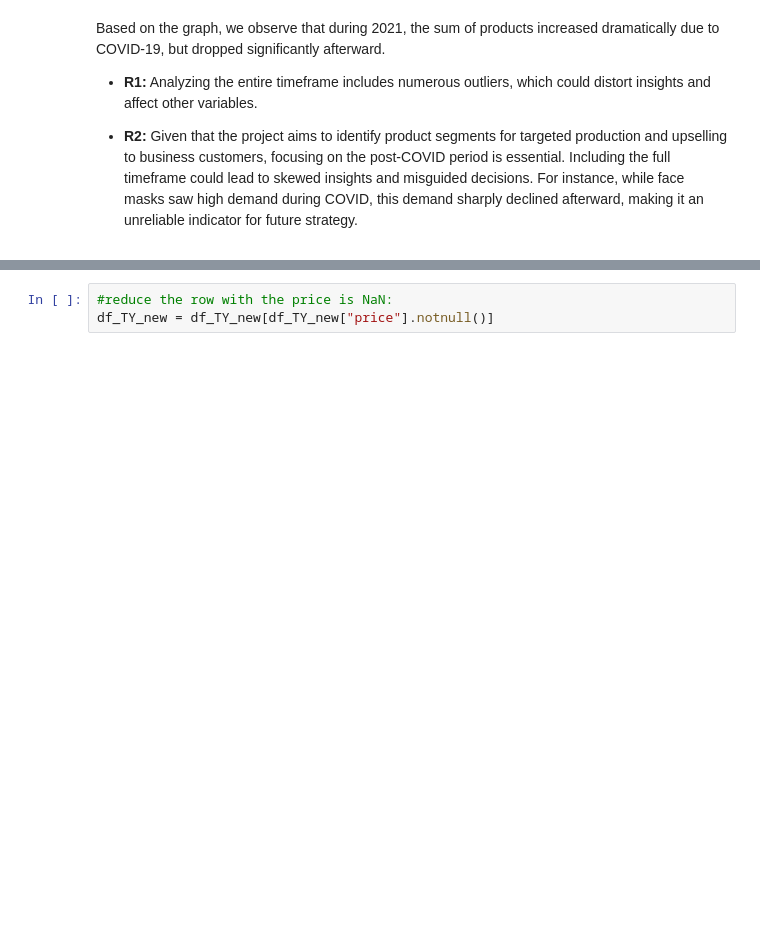
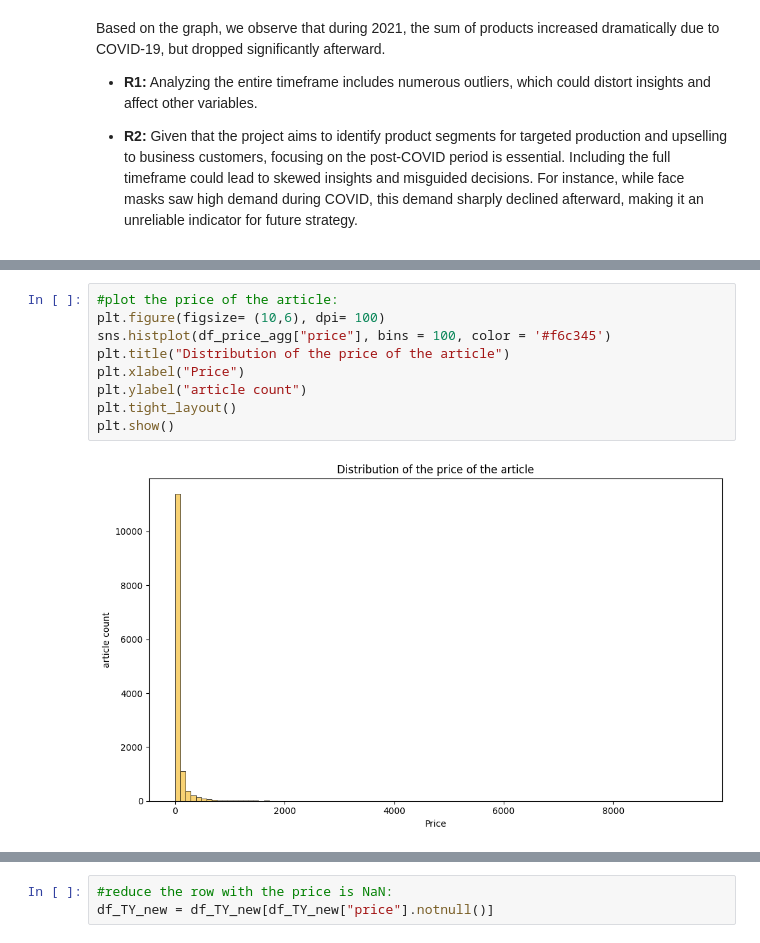
Before and after one commit to quinzit/business-statistic, a Jupyter notebook: Tao_yin-features.ipynb, the cells around one changed output, grey strips where cells are left out. Drawn from its saved outputs; the diff is of its cells as text; blank space fills up the shorter version.

```diff
--- a/Tao_yin-features.ipynb
+++ b/Tao_yin-features.ipynb
@@ -327,0 +354,11 @@ Sum 1 is the cost of product
+# %%
+#plot the price of the article:
+plt.figure(figsize= (10,6), dpi= 100)
+sns.histplot(df_price_agg["price"], bins = 100, color = '#f6c345')
+plt.title("Distribution of the price of the article")
+plt.xlabel("Price")
+plt.ylabel("article count")
+plt.tight_layout()
+plt.show()
+# %% [output]
+[figure, added]
```
Also changed, not shown: parts of 59 cells of this notebook.
